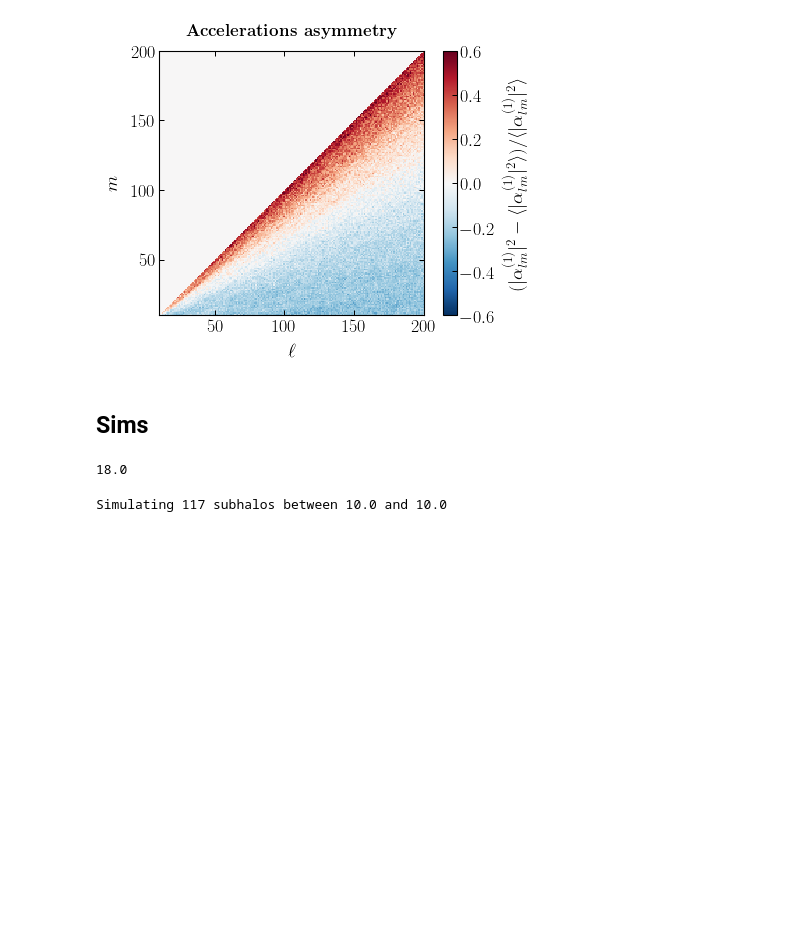
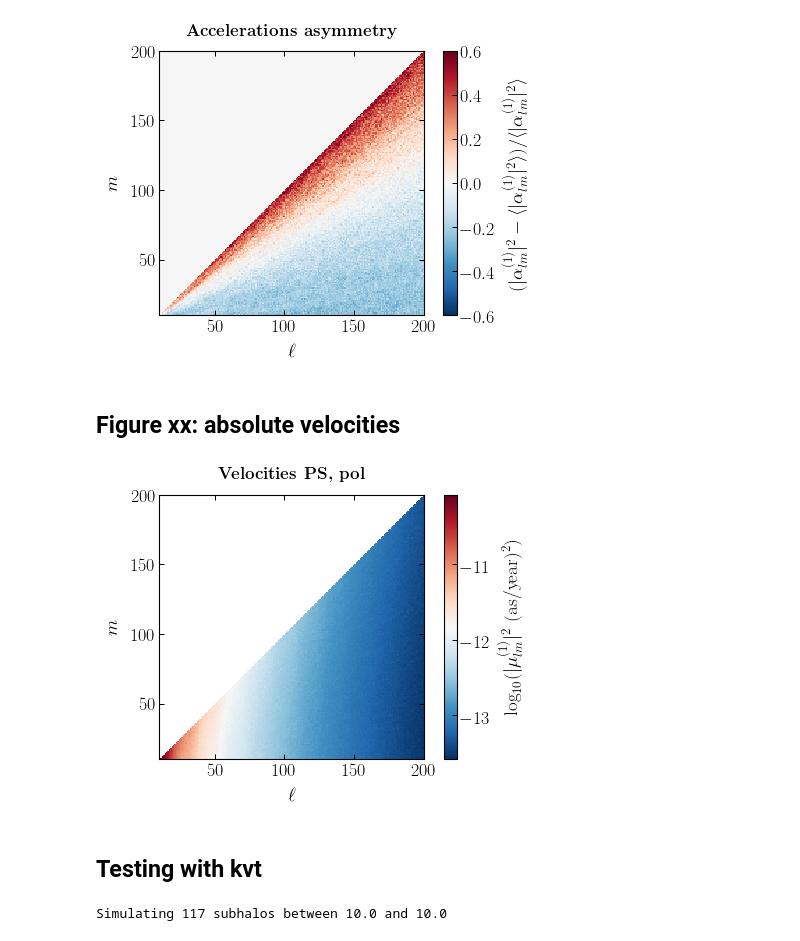
Before and after one commit to smsharma/astrometry-lensing-correlations, a Jupyter notebook: notebooks/01_simulations.ipynb, the cells around one changed output. Saved outputs shown, nothing was run; the diff lists cells and outputs as text; code cells hidden in the pictures; blank space fills up the shorter version.

```diff
--- a/notebooks/01_simulations.ipynb
+++ b/notebooks/01_simulations.ipynb
@@ -157,12 +168,31 @@ plt.tight_layout()
 plt.savefig(plots_dir + "m_asymm_alpha_1.pdf")
 # %% [output]
 [figure]
-# %% [markdown]
-## Sims
-# %%
-180 / 10
-# %% [output]
-18.0
+# %% [markdown]
+## Figure xx: absolute velocities
+# %%
+plt.figure(figsize=(8 / 1.2, 6 / 1.2))
+
+plt.imshow(np.transpose(gaussian_filter(np.log10(fB_ary_compressed), 0)),
+           origin='lower',
+#            vmin=-16, vmax=-10,
+           extent=[lmin_plot,lmax_plot, lmin_plot, lmax_plot],
+           cmap='RdBu_r'
+          )
+
+cbar = plt.colorbar(label=r"$\log_{10}(|\mu_{lm}^{(1)}|^2$ (as/year)$^2)$")
+
+plt.ylabel("$m$")
+plt.xlabel("$\ell$")
+
+plt.title('\\textbf{Velocities PS, pol}', fontsize=17, y=1.02)
+
+plt.tight_layout()
+# plt.savefig(plots_dir + "m_asymm_1.pdf")
+# %% [output]
+[figure, added]
+# %% [markdown]
+## Testing with kvt
 # %%
 max_sep = 20
 nside = 1024
```
Also changed, not shown: parts of 13 cells of this notebook, 2 other files.
